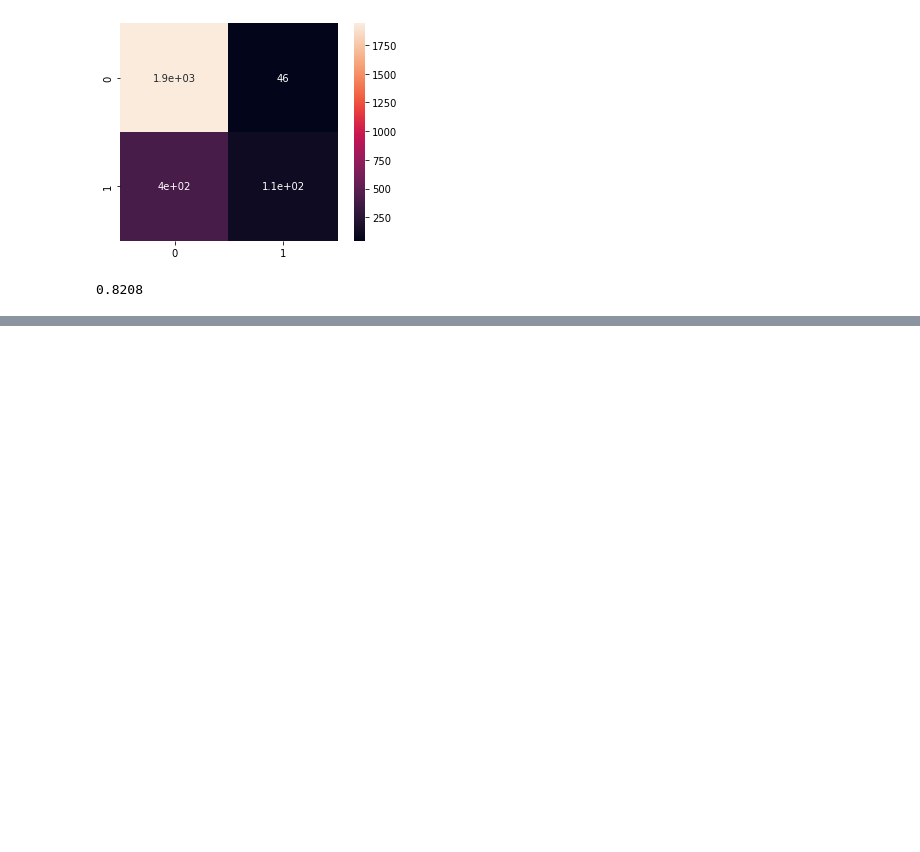
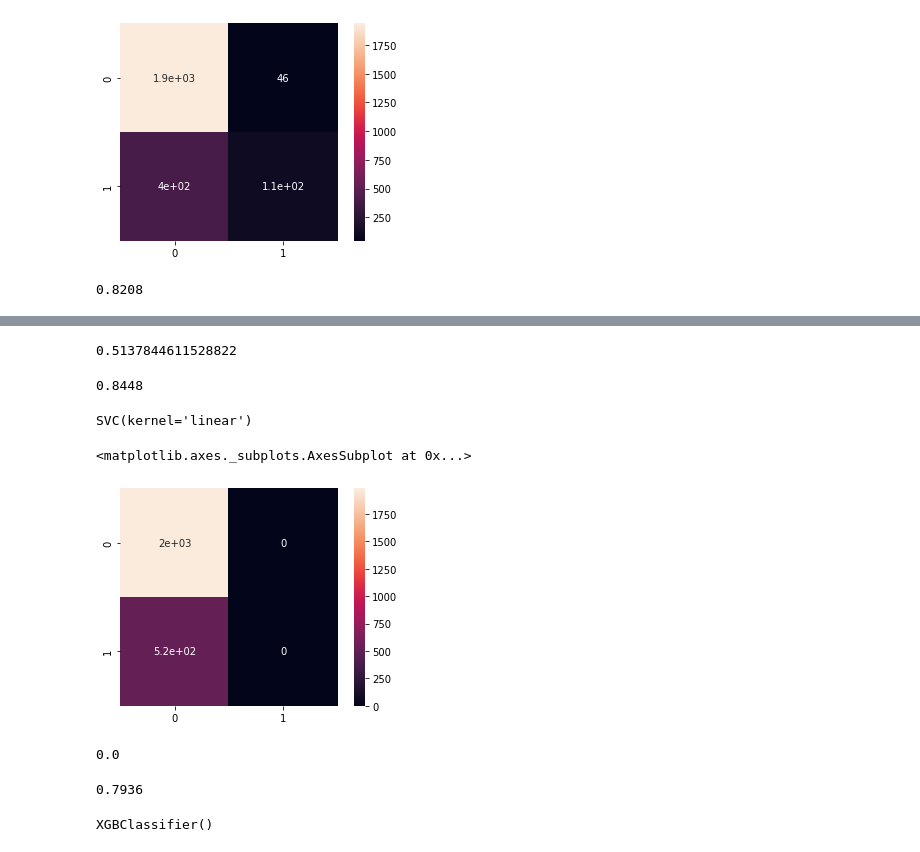
Before and after one commit to fereshteh-bahadory/Churn-model-for-customer-service, a Jupyter notebook: Untitled3.ipynb, the cells around one changed output, grey strips where cells are left out. Drawn from its saved outputs; the diff is of its cells as text; code cells hidden in the pictures; blank space fills up the shorter version.

```diff
--- a/Untitled3.ipynb
+++ b/Untitled3.ipynb
@@ -296,0 +313,36 @@ metrics.accuracy_score(y_test,y_pred)
+# %%
+from sklearn.metrics import f1_score
+from sklearn.ensemble import RandomForestClassifier
+rfc = RandomForestClassifier(criterion = 'entropy', random_state = 42)
+rfc.fit(X_train, y_train)
+y_pred = rfc.predict(X_test)
+# %%
+metrics.f1_score(y_test,y_pred)
+# %% [output]
+0.5137844611528822
+# %%
+metrics.accuracy_score(y_test,y_pred)
+# %% [output]
+0.8448
+# %%
+from sklearn.svm import SVC
+svclassifier = SVC(kernel='linear')
+svclassifier.fit(X_train, y_train)
+# %% [output]
+SVC(kernel='linear')
+# %%
+y_pred = svclassifier.predict(X_test)
+# %%
+conf=confusion_matrix(y_test,y_pred)
+sb.heatmap(conf,square=True,annot=True)
+# %% [output]
+<matplotlib.axes._subplots.AxesSubplot at 0x...>
+[figure, added]
+# %%
+metrics.f1_score(y_test,y_pred)
+# %% [output]
+0.0
+# %%
+metrics.accuracy_score(y_test,y_pred)
+# %% [output]
+0.7936
@@ -296,0 +352,5 @@ metrics.accuracy_score(y_test,y_pred)
+# %%
+xgb = XGBClassifier()
+xgb.fit(X_train, y_train)
+# %% [output]
+XGBClassifier()
```
Also changed, not shown: parts of 12 cells of this notebook.
